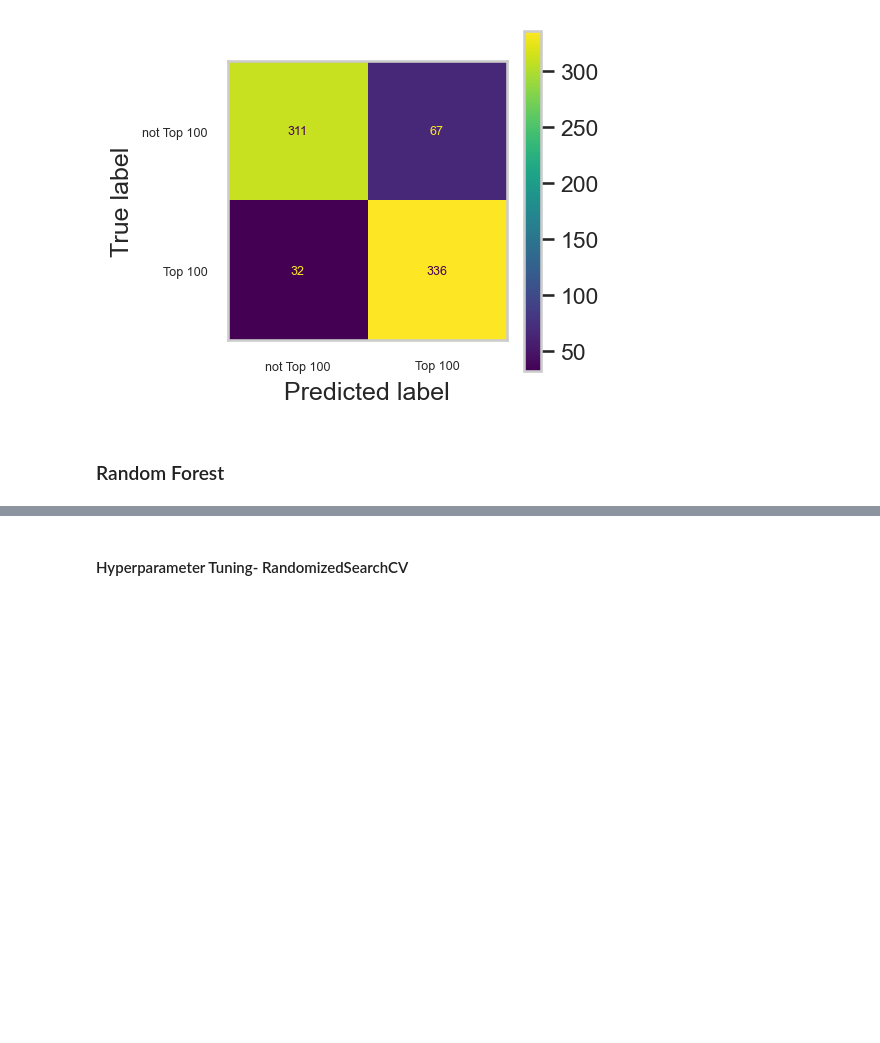
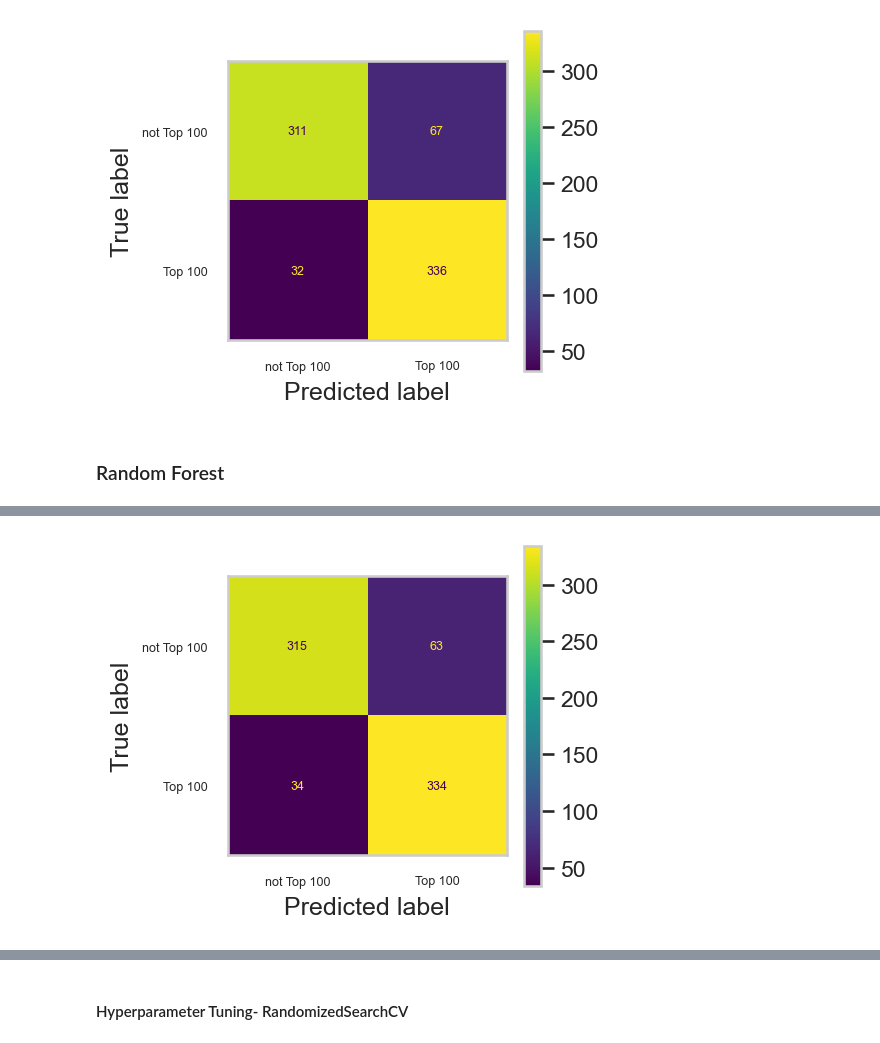
Before and after one commit to topgreg/Music-Popularity-Repo, a Jupyter notebook: Notebooks/Music Popularity Predictor - Modeling.ipynb, the cells around one changed output, grey strips where cells are left out. Drawn from its saved outputs; the diff is of its cells as text; code cells hidden in the pictures; blank space fills up the shorter version.

```diff
--- a/Notebooks/Music Popularity Predictor - Modeling.ipynb
+++ b/Notebooks/Music Popularity Predictor - Modeling.ipynb
@@ -268,0 +233,11 @@ weighted avg       0.81      0.81      0.81       746
+# %%
+# using 3 estimators
+rf_clf = RandomForestClassifier(random_state = 123, n_jobs=-1)
+rf_clf.fit(X_train, y_train.values.ravel())
+y_pred = rf_clf.predict(X_test)
+
+# let's look at classification report
+print("Classification Report for Training Data")
+print(classification_report(y_train, rf_clf.predict(X_train)))
+print("Classification Report for Test Data")
+print(classification_report(y_test, rf_clf.predict(X_test)))
@@ -269,14 +264,9 @@ weighted avg       0.81      0.81      0.81       746
 # %%
-# using 300 estimators
-rf_clf = RandomForestClassifier(n_estimators=300, random_state = 123, n_jobs=-1)
+# using 50 estimators
+rf_clf = RandomForestClassifier(n_estimators=50, random_state = 123, n_jobs=-1)
 rf_clf.fit(X_train, y_train.values.ravel())
 y_pred = rf_clf.predict(X_test)
-y_pred_prob = rf_clf.predict_proba(X_test)
-lr_probs = y_pred_prob[:,1]
-ac = accuracy_score(y_test, y_pred)
 
-f1 = f1_score(y_test, y_pred, average='weighted')
-cm = confusion_matrix(y_test, y_pred)
 # let's look at classification report
 print("Classification Report for Training Data")
 print(classification_report(y_train, rf_clf.predict(X_train)))
@@ -373,0 +297,15 @@ Normalized confusion matrix
+# %%
+y_pred = rf_clf.predict(X_test)
+cm = confusion_matrix(y_test, y_pred, labels = rf_clf.classes_)
+_, ax = plt.subplots()
+display_cm = ConfusionMatrixDisplay(confusion_matrix = cm,
+                                    display_labels = ['not Top 100', 'Top 100'])
+ax.set_xticks([0, 1])
+ax.set_yticks([0, 1])
+ax.set_xticklabels(labels = ['not Top 100', 'Top 100'], fontsize = 6)
+ax.set_yticklabels(labels = ['not Top 100', 'Top 100'], fontsize = 6)
+plt.grid(False)
+plt.rcParams.update({'font.size': 6})
+display_cm.plot(ax = ax);
+# %% [output]
+[figure, added]
```
Also changed, not shown: parts of 24 cells of this notebook, 2 other files.
